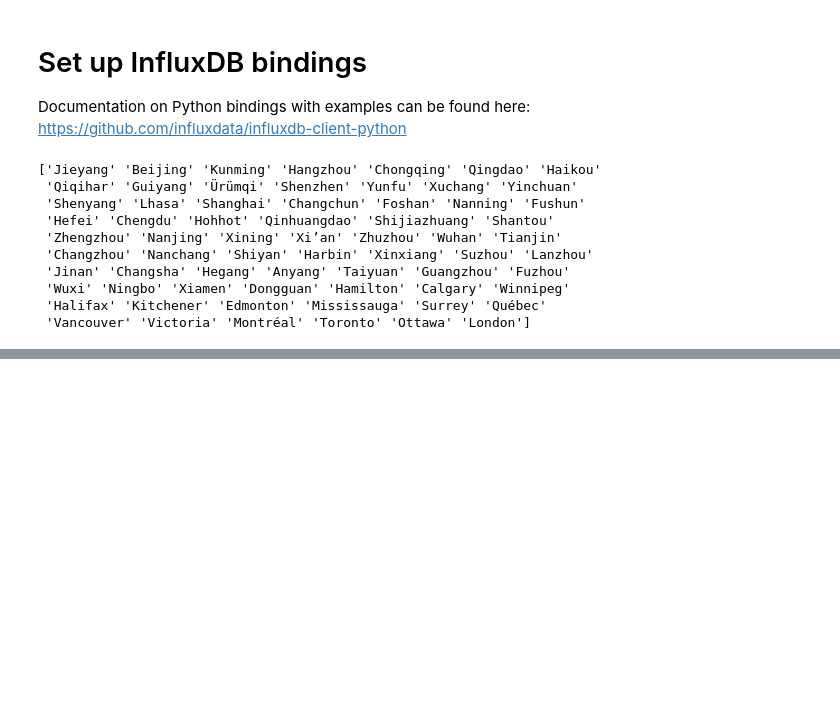
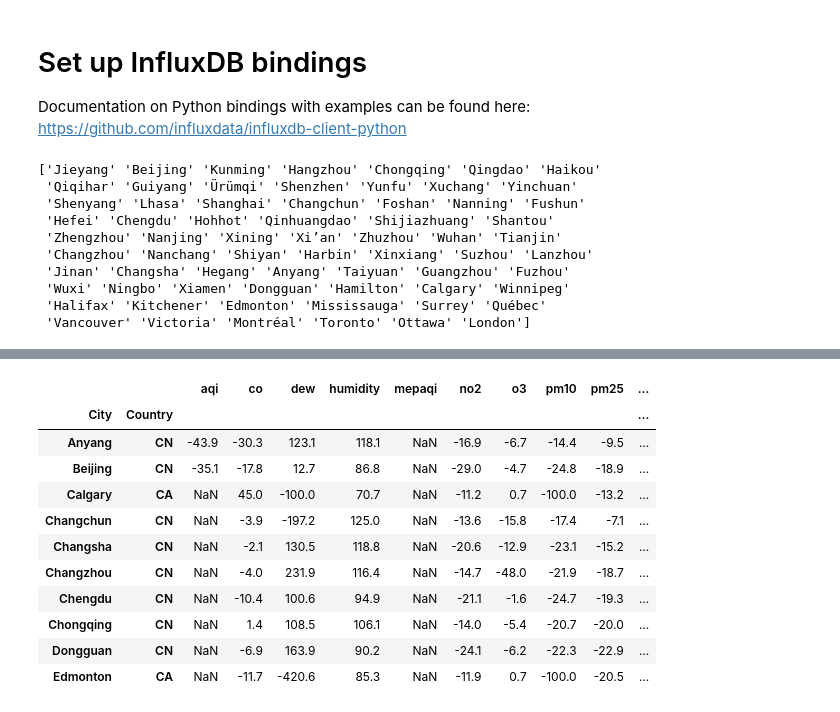
Before and after one commit to AntonBiryukovUofC/air_quality_check, a Jupyter notebook: notebooks/airq_influx.ipynb, the cells around one changed output, grey strips where cells are left out. Saved outputs shown, nothing was run; the diff lists cells and outputs as text; code cells hidden in the pictures; blank space fills up the shorter version.

```diff
--- a/notebooks/airq_influx.ipynb
+++ b/notebooks/airq_influx.ipynb
@@ -43,0 +118,17 @@ print(df['City'].unique())
+# %%
+annual_stats_change = (annual_stats['2020'].divide(annual_stats['baseline']) - 1) * 100
+annual_stats_change = annual_stats_change.round(1)
+annual_stats_change.head(10)
+# %% [output]
+|  |  | aqi | co | dew | humidity | mepaqi | no2 | o3 | pm10 | pm25 | ... |
+| City | Country |  |  |  |  |  |  |  |  |  | ... |
+| Anyang | CN | -43.9 | -30.3 | 123.1 | 118.1 | NaN | -16.9 | -6.7 | -14.4 | -9.5 | ... |
+| Beijing | CN | -35.1 | -17.8 | 12.7 | 86.8 | NaN | -29.0 | -4.7 | -24.8 | -18.9 | ... |
+| Calgary | CA | NaN | 45.0 | -100.0 | 70.7 | NaN | -11.2 | 0.7 | -100.0 | -13.2 | ... |
+| Changchun | CN | NaN | -3.9 | -197.2 | 125.0 | NaN | -13.6 | -15.8 | -17.4 | -7.1 | ... |
+| Changsha | CN | NaN | -2.1 | 130.5 | 118.8 | NaN | -20.6 | -12.9 | -23.1 | -15.2 | ... |
+| Changzhou | CN | NaN | -4.0 | 231.9 | 116.4 | NaN | -14.7 | -48.0 | -21.9 | -18.7 | ... |
+| Chengdu | CN | NaN | -10.4 | 100.6 | 94.9 | NaN | -21.1 | -1.6 | -24.7 | -19.3 | ... |
+| Chongqing | CN | NaN | 1.4 | 108.5 | 106.1 | NaN | -14.0 | -5.4 | -20.7 | -20.0 | ... |
+| Dongguan | CN | NaN | -6.9 | 163.9 | 90.2 | NaN | -24.1 | -6.2 | -22.3 | -22.9 | ... |
+| Edmonton | CA | NaN | -11.7 | -420.6 | 85.3 | NaN | -11.9 | 0.7 | -100.0 | -20.5 | ... |
```
Also changed, not shown: parts of 12 cells of this notebook, 4 other files.
